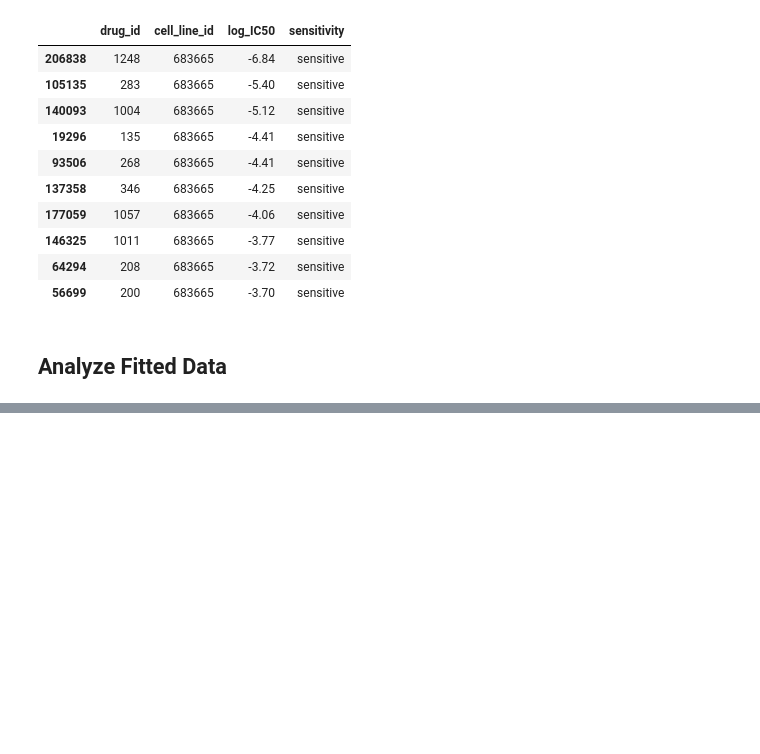
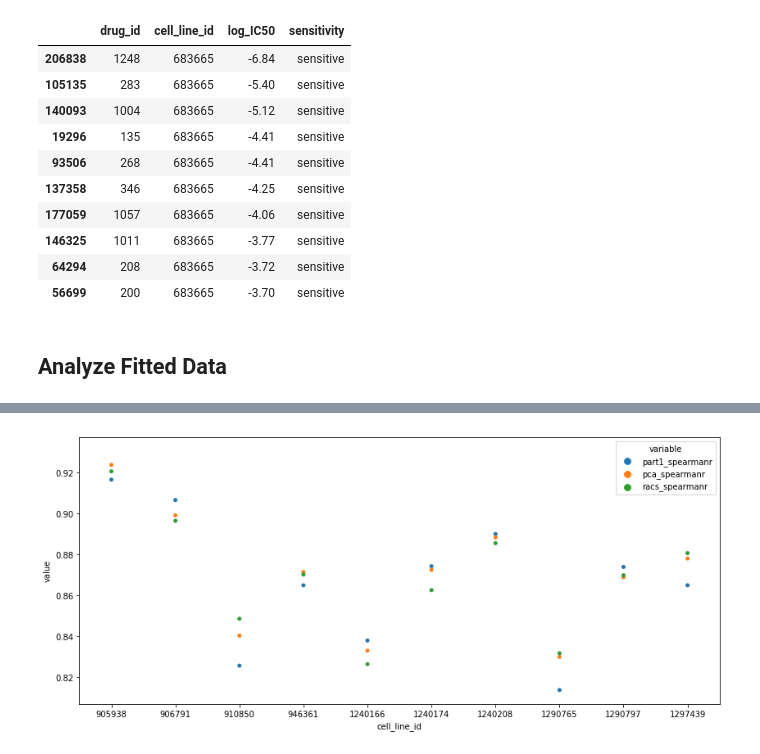
Before and after one commit to RuolinZheng08/cmsc33750-machine-learning-and-cancer, a Jupyter notebook: hw3/hw3_part3_spearman.ipynb, the cells around one changed output, grey strips where cells are left out. Saved outputs shown, nothing was run; the diff lists cells and outputs as text; code cells hidden in the pictures; blank space fills up the shorter version.

```diff
--- a/hw3/hw3_part3_spearman.ipynb
+++ b/hw3/hw3_part3_spearman.ipynb
@@ -46,3 +45,4 @@ gdsc_top_10.head()
 # %%
 part1_df = pd.read_csv('data/drug_df_part1.csv')
 pca_df = pd.read_csv('data/drug_df_pca.csv')
+racs_df = pd.read_csv('data/drug_df_racs.csv')
@@ -48,0 +57,9 @@ pca_df = pd.read_csv('data/drug_df_pca.csv')
+# %%
+gdc_log_IC50 = gdsc_df.loc[gdsc_df['cell_line_id'] == 683665,
+                           'log_IC50']
+part1_log_IC50 = part1_df.loc[part1_df['cell_line_id'] == 683665,
+                              'predicted_log_IC50']
+pca_log_IC50 = pca_df.loc[pca_df['cell_line_id'] == 683665,
+                          'predicted_log_IC50']
+racs_log_IC50 = racs_df.loc[racs_df['cell_line_id'] == 683665,
+                                  'predicted_log_IC50']
@@ -48,0 +75,23 @@ pca_df = pd.read_csv('data/drug_df_pca.csv')
+# %%
+df_values = {'cell_line_id': [], 'part1_spearmanr': [],
+            'pca_spearmanr': [], 'racs_spearmanr': []}
+for idx in gdsc_df['cell_line_id'].unique():
+    gdc_log_IC50 = gdsc_df.loc[gdsc_df['cell_line_id'] == idx,
+                           'log_IC50']
+    part1_log_IC50 = part1_df.loc[part1_df['cell_line_id'] == idx,
+                                  'predicted_log_IC50']
+    pca_log_IC50 = pca_df.loc[pca_df['cell_line_id'] == idx,
+                              'predicted_log_IC50']
+    racs_log_IC50 = racs_df.loc[racs_df['cell_line_id'] == idx,
+                                      'predicted_log_IC50']
+
+    part1_spearmanr = stats.spearmanr(gdc_log_IC50, part1_log_IC50).correlation
+    pca_spearmanr = stats.spearmanr(gdc_log_IC50, pca_log_IC50).correlation
+    racs_spearmanr = stats.spearmanr(gdc_log_IC50, racs_log_IC50).correlation
+
+    df_values['cell_line_id'].append(idx)
+    df_values['part1_spearmanr'].append(part1_spearmanr)
+    df_values['pca_spearmanr'].append(pca_spearmanr)
+    df_values['racs_spearmanr'].append(racs_spearmanr)
+# %%
+spearman_df = pd.DataFrame(df_values)
@@ -48,0 +119,10 @@ pca_df = pd.read_csv('data/drug_df_pca.csv')
+# %%
+plt.figure(figsize=(14, 6))
+temp = spearman_df.sample(n=10)
+temp = pd.melt(temp, id_vars=['cell_line_id'],
+               value_vars=temp.columns[1:])
+temp['cell_line_id'].astype(str)
+ax = sns.stripplot(data=temp, x='cell_line_id', y='value',
+                   hue='variable', jitter=0)
+# %% [output]
+[figure, added]
```
Also changed, not shown: parts of 13 cells of this notebook, 1 other file.
